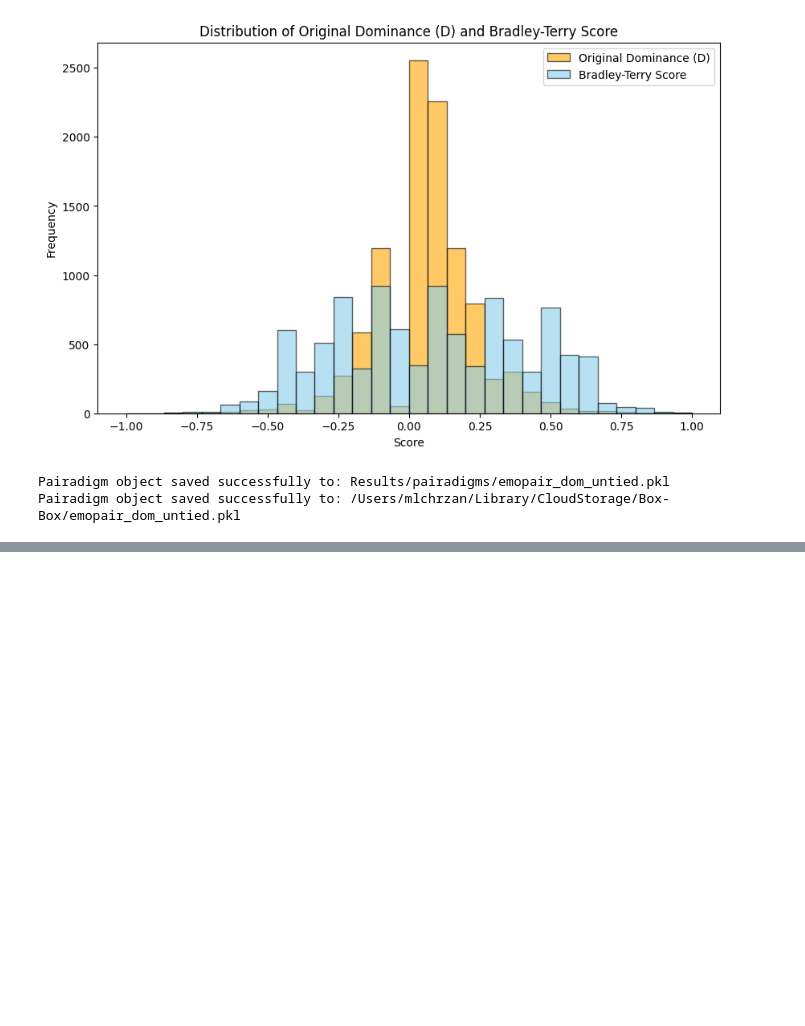
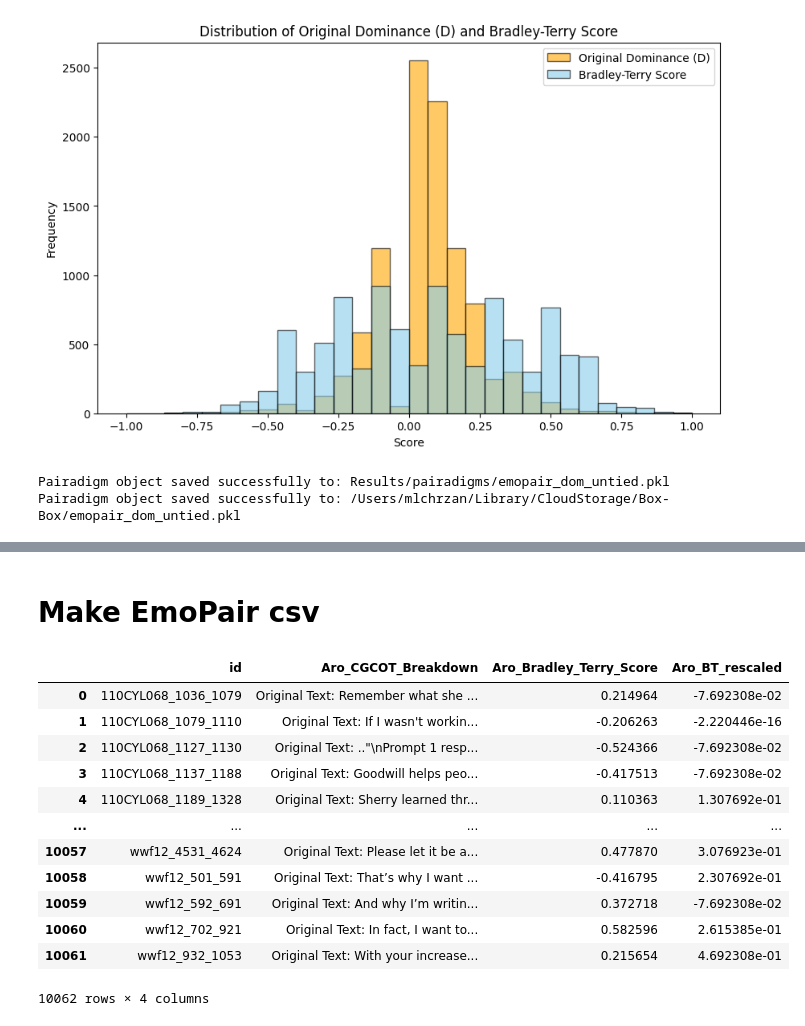
Before and after one commit to EDSI-UMD-College-Park/EmoPair, a Jupyter notebook: build_emopair.ipynb, the cells around one changed output, grey strips where cells are left out. Cells and saved outputs as stored; diff of their text form; code cells hidden in the pictures; blank space fills up the shorter version.

```diff
--- a/build_emopair.ipynb
+++ b/build_emopair.ipynb
@@ -634,0 +620,2 @@ Pairadigm object loaded successfully from: Results/pairadigms/emopair_dom_untied
+# %% [markdown]
+# Make EmoPair csv
@@ -634,0 +626,20 @@ Pairadigm object loaded successfully from: Results/pairadigms/emopair_dom_untied
+# %%
+aro = pd.read_csv('Results/emopair_aro_untied_scores.csv')
+aro = aro[['id', 'CGCoT_Breakdown', 'Bradley_Terry_Score', 'A_rescaled']].copy().rename(columns={'CGCoT_Breakdown': 'Aro_CGCOT_Breakdown',
+                                                                                                 'Bradley_Terry_Score': 'Aro_Bradley_Terry_Score',
+                                                                                                 'A_rescaled': 'Aro_BT_rescaled'})
+aro
+# %% [output]
+|  | id | Aro_CGCOT_Breakdown | Aro_Bradley_Terry_Score | Aro_BT_rescaled |
+| 0 | 110CYL068_1036_1079 | Original Text: Remember what she ... | 0.214964 | -7.692308e-02 |
+| 1 | 110CYL068_1079_1110 | Original Text: If I wasn't workin... | -0.206263 | -2.220446e-16 |
+| 2 | 110CYL068_1127_1130 | Original Text: .."\nPrompt 1 resp... | -0.524366 | -7.692308e-02 |
+| 3 | 110CYL068_1137_1188 | Original Text: Goodwill helps peo... | -0.417513 | -7.692308e-02 |
+| 4 | 110CYL068_1189_1328 | Original Text: Sherry learned thr... | 0.110363 | 1.307692e-01 |
+| ... | ... | ... | ... | ... |
+| 10057 | wwf12_4531_4624 | Original Text: Please let it be a... | 0.477870 | 3.076923e-01 |
+| 10058 | wwf12_501_591 | Original Text: That’s why I want ... | -0.416795 | 2.307692e-01 |
+| 10059 | wwf12_592_691 | Original Text: And why I’m writin... | 0.372718 | -7.692308e-02 |
+| 10060 | wwf12_702_921 | Original Text: In fact, I want to... | 0.582596 | 2.615385e-01 |
+| 10061 | wwf12_932_1053 | Original Text: With your increase... | 0.215654 | 4.692308e-01 |
+10062 rows × 4 columns
```
Also changed, not shown: parts of 5 cells of this notebook, 1 other file.
